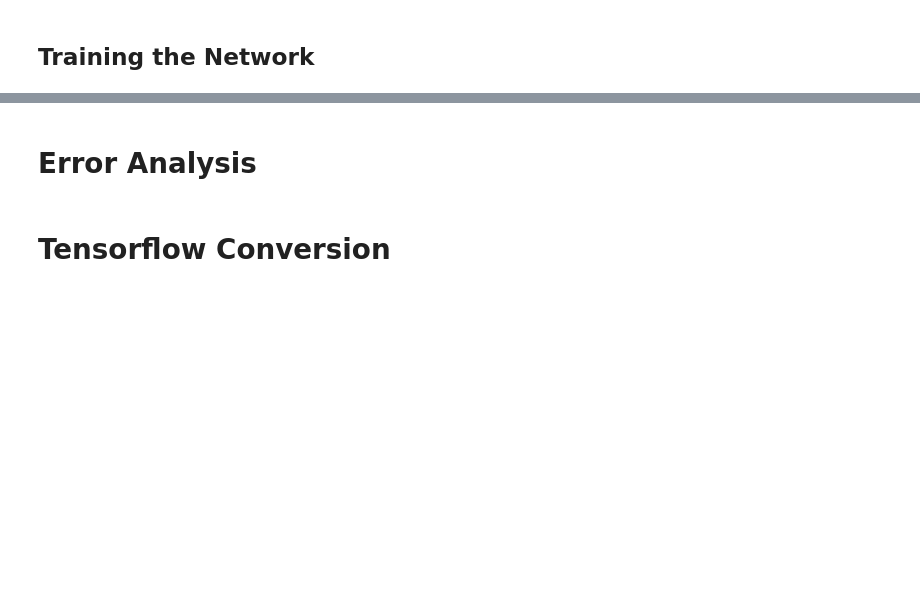
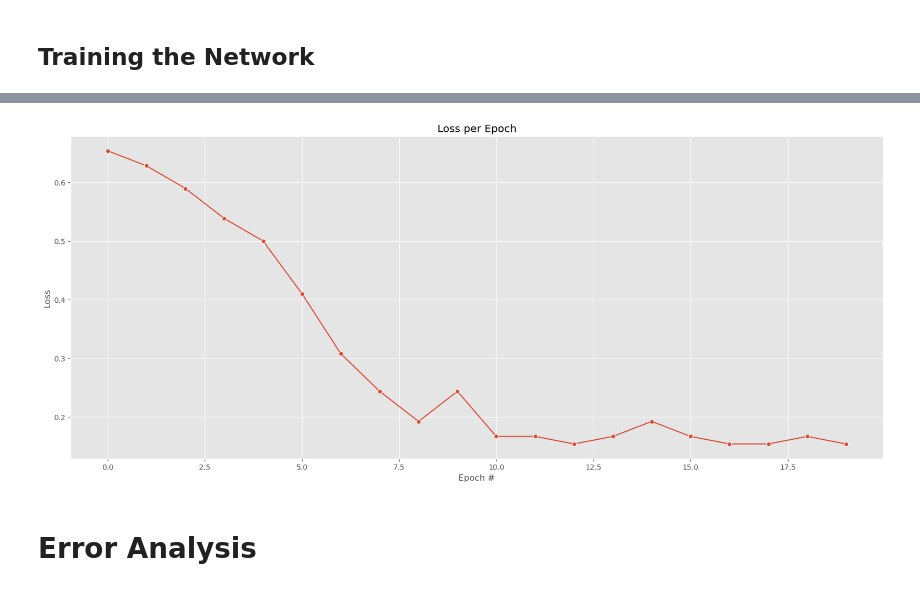
Before and after one commit to brendanfitz/kaggle, a Jupyter notebook: asl-signs/asl-signs-rnn.ipynb, the cells around one changed output, grey strips where cells are left out. Saved outputs shown, nothing was run; the diff lists cells and outputs as text; code cells hidden in the pictures; blank space fills up the shorter version.

```diff
--- a/asl-signs/asl-signs-rnn.ipynb
+++ b/asl-signs/asl-signs-rnn.ipynb
@@ -281,8 +252,8 @@ class RNN(nn.Module):
         self.i2o = nn.Linear(input_size + hidden_size, output_size)
         self.softmax = nn.LogSoftmax(dim=1)
 
-    def forward(self, input, hidden):
-        combined = torch.cat((input, hidden), 1)
+    def forward(self, input_, hidden):
+        combined = torch.cat((input_, hidden), 1)
         hidden = self.i2h(combined)
         output = self.i2o(combined)
         output = self.softmax(output)
@@ -290,15 +261,3 @@ class RNN(nn.Module):
 
     def initHidden(self):
         return torch.zeros(1, self.hidden_size)
-
-
-n_categories = len(sign_labels)
-input_size = landmarks.shape[-1]
-n_hidden = 128
-rnn = RNN(87, n_hidden, n_categories)
-# %%
-input_ = t[0]
-hidden = torch.zeros(1, n_hidden)
-
-output, next_hidden = rnn(input_, hidden)
-output, next_hidden
@@ -338,7 +268,7 @@ print(categoryFromOutput(output))
 # %% [markdown]
 ## Training the Network
 # %%
-def train_one_record(category_tensor, landmarks_tensor):
+def train_one_record(landmarks_tensor, sign_tensor, learning_rate):
     hidden = rnn.initHidden()
 
     rnn.zero_grad()
@@ -346,7 +276,7 @@ def train_one_record(category_tensor, landmarks_tensor):
     for i in range(landmarks_tensor.size()[0]):
         output, hidden = rnn(landmarks_tensor[i], hidden)
 
-    loss = criterion(output, category_tensor)
+    loss = loss_fn(output, sign_tensor)
     loss.backward()
 
     # Add parameters' gradients to their values, multiplied by learning rate
@@ -354,3 +284,5 @@ def train_one_record(category_tensor, landmarks_tensor):
         p.data.add_(p.grad.data, alpha=-learning_rate)
 
     return output, loss.item()
+
+# train_one_record(landmarks_tensor, sign_tensor)
@@ -360,6 +288,0 @@ learning_rate = 0.005 # If you set this too high, it might explode. If too low,
-# %%
-sign_idx = sign_labels[sample.sign.values[0]]
-category_tensor = torch.tensor([sign_idx], dtype=torch.long)
-
-output, loss = train_one_record(category_tensor, t)
-output, loss
@@ -384,2 +356,11 @@ output, loss
+# %%
+fig, ax = plt.subplots(figsize=(20, 8))
+
+sns.lineplot(x=range(epochs), y=test_losses, marker='o')
+ax.set(title="Loss per Epoch", xlabel="Epoch #", ylabel="Loss")
+
+plt.show()
+# %% [output]
+[figure, added]
 # %% [markdown]
 # Error Analysis
@@ -423,2 +366,0 @@ preds = preds.assign(label=lambda x: x.label.map(sign_labels_inverse),
-# %% [markdown]
-# Tensorflow Conversion
```
Also changed, not shown: parts of 52 cells of this notebook.
